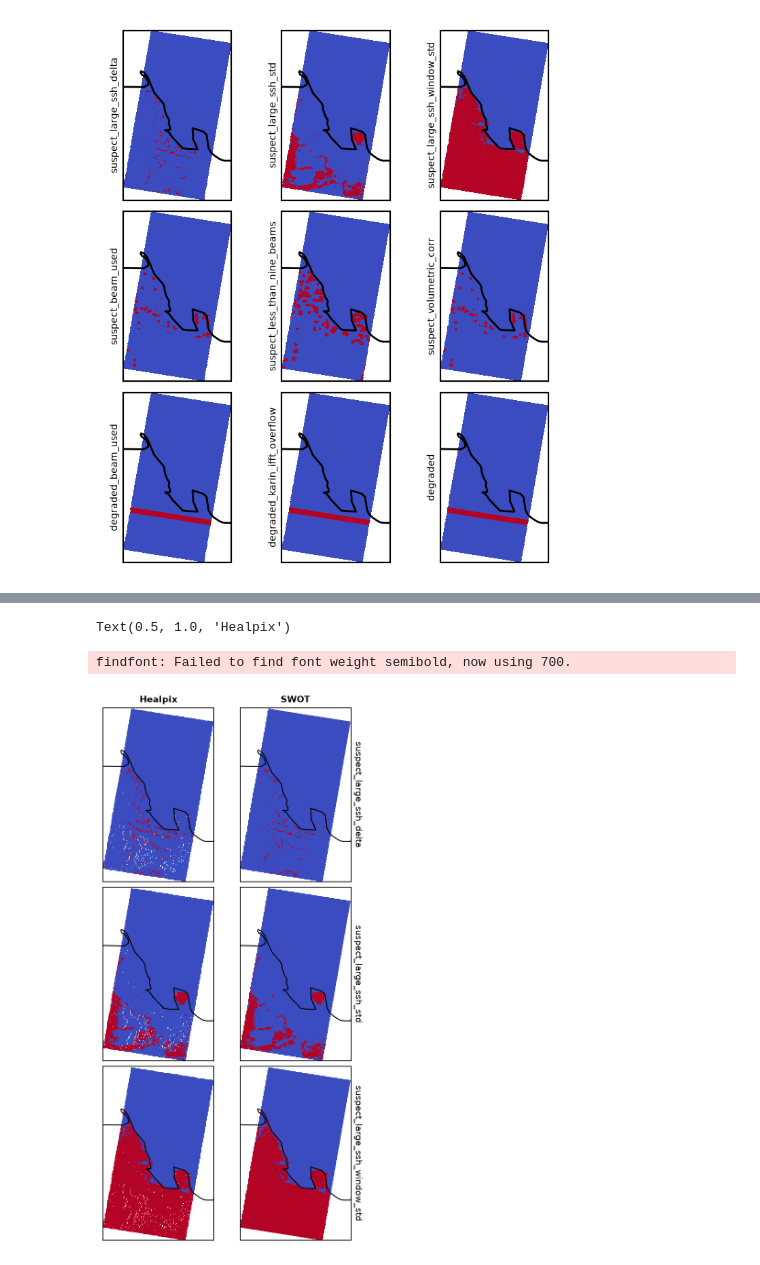
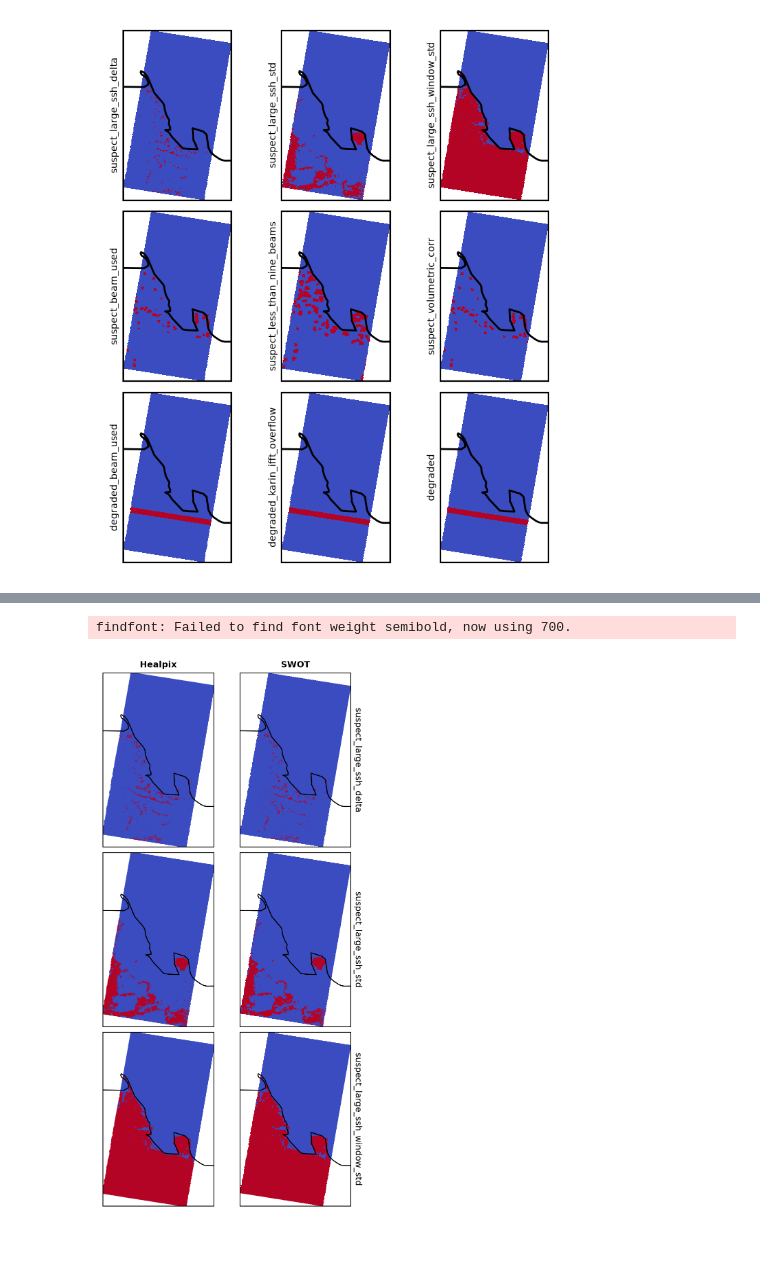
Before and after one commit to Descanonge/SWOT-Healpix, a Jupyter notebook: swot_healpix/resample/flags.ipynb, the cells around one changed output, grey strips where cells are left out. Cells and saved outputs as stored; diff of their text form; code cells hidden in the pictures.

```diff
--- a/swot_healpix/resample/flags.ipynb
+++ b/swot_healpix/resample/flags.ipynb
@@ -31,4 +29,11 @@ healpix_grid = hp.HealpixGrid(level=level, indexing_scheme="nested", ellipsoid="
 track = SWOT(cycle=546, track=19, version="PGC0")
+# %%
+plot_dir = "~/Data/Plots/resample_flags"
+
+def savefig(fig, name, **kwargs):
+    outfile = path.join(path.expanduser(plot_dir), name)
+    check_target(outfile)
+    fig.savefig(outfile, **kwargs)
 # %%
 swot_file = track.get_file()
 swath = xr.open_dataset(swot_file, group="left", chunks=-1)
@@ -385,6 +397,6 @@ class_flags_hp_psf = xr.DataArray(
 # %%
 resampler = BilinearResampler(lon_deg=lon, lat_deg=lat, level=level)
-result = resampler.resample(class_flags_1d, lam=1.0)
+result = resampler.resample(class_flags_1d)
 
 class_flags_hp_bl = xr.DataArray(
     result.cell_data,
@@ -585,11 +602,14 @@ resampler = PSFResampler(
     verbose=False,
 )
 
-result = resampler.resample(qual_flags_1d)
+result = []
+for flag, data in zip(qual_meanings, qual_flags_1d):
+    print(f"Resampling {flag}")
+    result.append(resampler.resample(data, lam=0.5).cell_data)
 
 qual_flags_hp = xr.DataArray(
-    result.cell_data,
+    np.array(result),
     dims=("flag", "cell_ids"),
-    coords={"flag": qual_flags.flag, "cell_ids": result.cell_ids},
+    coords={"flag": qual_flags.flag, "cell_ids": resampler.cell_ids},
 )
 qual_flags_hp = qual_flags_hp > 0.3
@@ -604,48 +642,60 @@ fig, axes = plt.subplots(
     len(flags_to_plot),
     2,
     figsize=(4, 2 + 2 * len(flags_to_plot)),
-    dpi=150,
+    dpi=200,
     layout="constrained",
     sharex=True,
     sharey=True,
     subplot_kw={"projection": ccrs.PlateCarree()},
 )
+
+xlim = [float(qual_flags.longitude.min()), float(qual_flags.longitude.max())]
+ylim = [float(qual_flags.latitude.min()), float(qual_flags.latitude.max())]
 
 for i_flag, flag in enumerate(flags_to_plot):
     ax1, ax2 = axes[i_flag, :]
 
     ax2.pcolormesh(
         qual_flags.longitude,
         qual_flags.latitude,
         qual_flags.sel(flag=flag),
         cmap="coolwarm",
+        transform=ccrs.PlateCarree(),
     )
-    hp.plot(
-        qual_flags_hp.cell_ids,
-        qual_flags_hp.sel(flag=flag),
-        healpix_grid=healpix_grid,
-        sampling_grid={"shape": 512},
-        cmap="coolwarm",
-        ax=ax1,
+
+    vertices = np.stack(
+        healpix_geo.nested.vertices(
+            qual_flags_hp.cell_ids, depth=level, ellipsoid="WGS84"
+        ),
+        axis=-1,
     )
+    colorizer = plt.Colorizer("coolwarm")
+    colors = colorizer.to_rgba(qual_flags_hp.sel(flag=flag))
+    polys = PolyCollection(vertices[:-1], ec=colors, fc=colors)
+    ax1.add_collection(polys)
+    ax1.set_xlim()
+
     ax2.annotate(
         flag,
         xy=(1, 0.5),
         xycoords="axes fraction",
         xytext=(3, 0),
         textcoords="offset points",
         ha="left",
         va="center",
         rotation=-90,
     )
 
     for ax in (ax1, ax2):
+        ax.set_xlim(*xlim)
+        ax.set_ylim(*ylim)
         ax.set_aspect("equal")
         ax.coastlines()
 
 axes[0, 1].set_title("SWOT", weight="semibold")
 axes[0, 0].set_title("Healpix", weight="semibold")
+
+savefig(fig, "qual_resampled.png")
 # %% [output]
-Text(0.5, 1.0, 'Healpix')
+findfont: Failed to find font weight semibold, now using 700.
-findfont: Failed to find font weight semibold, now using 700.
-[figure, old version]
+[figure, new version]
```
Also changed, not shown: parts of 12 cells of this notebook.
